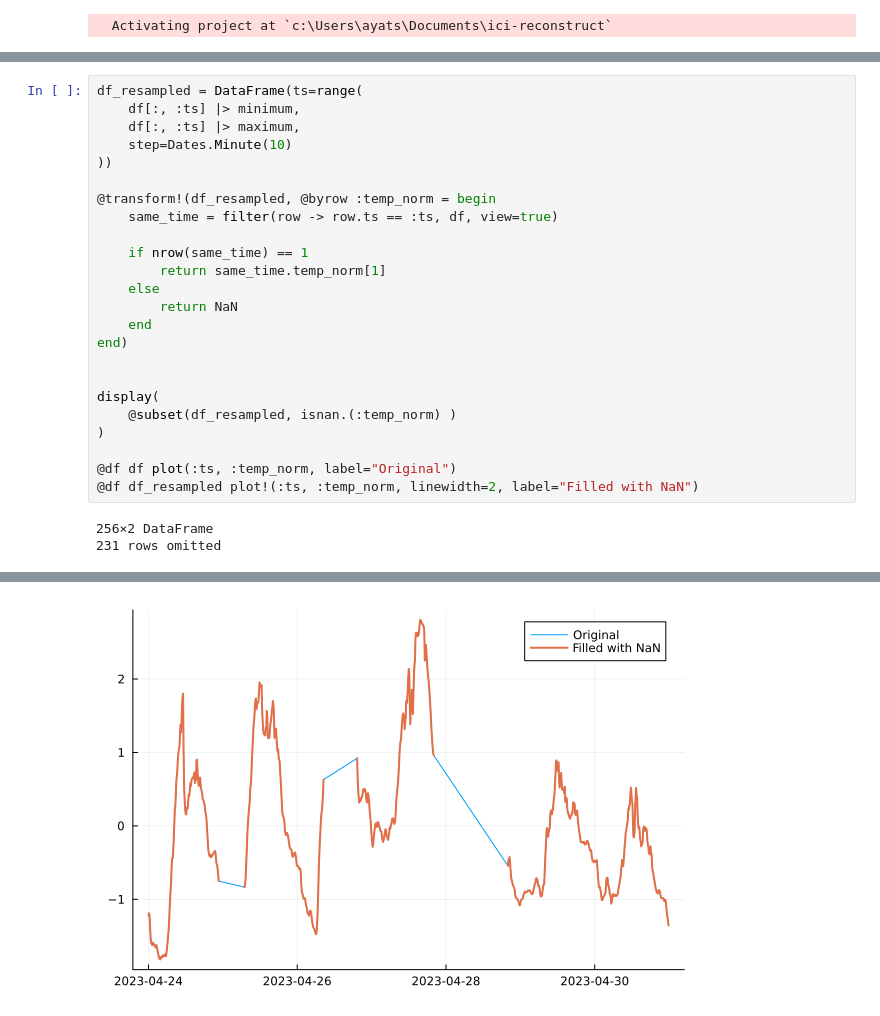
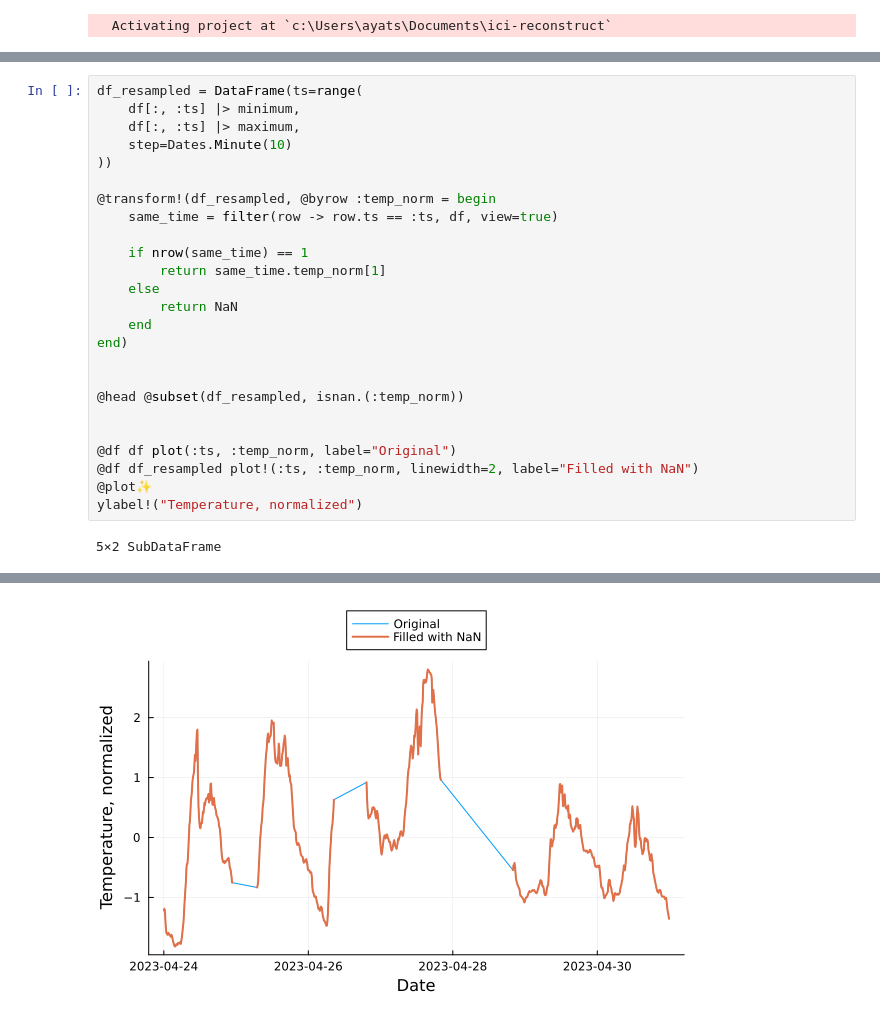
Before and after one commit to viperML/ici-reconstruct, a Jupyter notebook: main.ipynb, the cells around one changed output, grey strips where cells are left out. Cells and saved outputs as stored; diff of their text form.

```diff
--- a/main.ipynb
+++ b/main.ipynb
@@ -83,15 +85,15 @@ df_resampled = DataFrame(ts=range(
 end)
 
 
-display(
-    @subset(df_resampled, isnan.(:temp_norm) )
-)
+@head @subset(df_resampled, isnan.(:temp_norm))
+
 
 @df df plot(:ts, :temp_norm, label="Original")
 @df df_resampled plot!(:ts, :temp_norm, linewidth=2, label="Filled with NaN")
+@plot✨
+ylabel!("Temperature, normalized")
 # %% [output]
-256×2 DataFrame
-231 rows omitted
+5×2 SubDataFrame
 | Row | ts | temp_norm |
 |  | DateTime | Float64 |
 | 1 | 2023-04-24T22:50:00 | NaN |
@@ -113,4 +104,4 @@ display(
-[figure, old version]
+[figure, new version]
 # %%
 using StateSpaceModels
 
```
Also changed, not shown: parts of 10 cells of this notebook, 2 other files.
